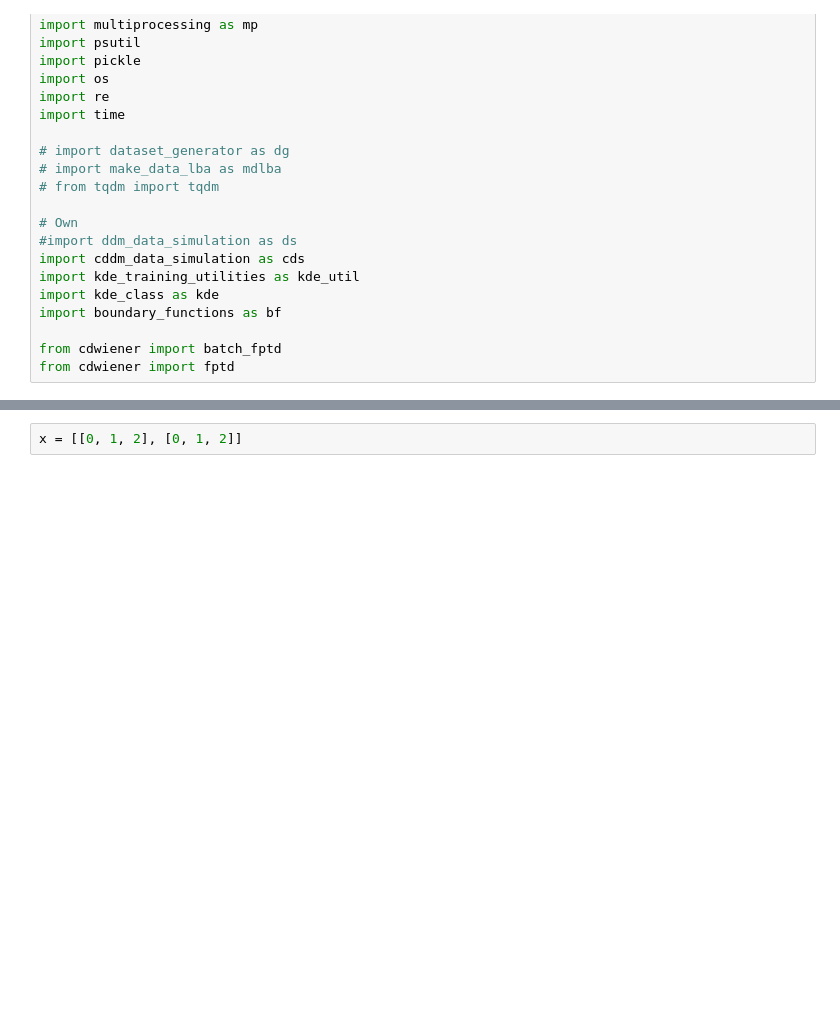
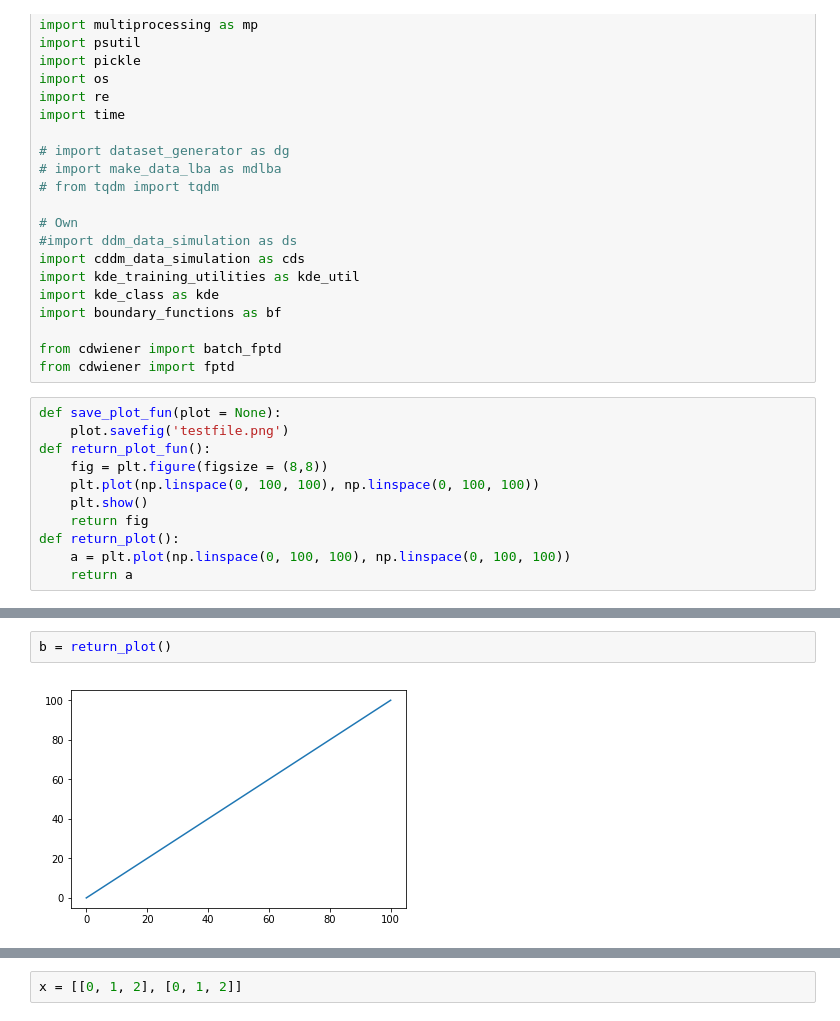
Before and after one commit to AlexanderFengler/nn_likelihoods, a Jupyter notebook: test_simulators.ipynb, the cells around one changed output, grey strips where cells are left out. Drawn from its saved outputs; the diff is of its cells as text; blank space fills up the shorter version.

```diff
--- a/test_simulators.ipynb
+++ b/test_simulators.ipynb
@@ -29,3 +29,14 @@ import boundary_functions as bf
 
 from cdwiener import batch_fptd
 from cdwiener import fptd
+# %%
+def save_plot_fun(plot = None):
+    plot.savefig('testfile.png')
+def return_plot_fun():
+    fig = plt.figure(figsize = (8,8))
+    plt.plot(np.linspace(0, 100, 100), np.linspace(0, 100, 100))
+    plt.show()
+    return fig
+def return_plot():
+    a = plt.plot(np.linspace(0, 100, 100), np.linspace(0, 100, 100))
+    return a
@@ -31,0 +63,4 @@ from cdwiener import fptd
+# %%
+b = return_plot()
+# %% [output]
+[figure, added]
```
Also changed, not shown: parts of 5 cells of this notebook, 29 other files.
